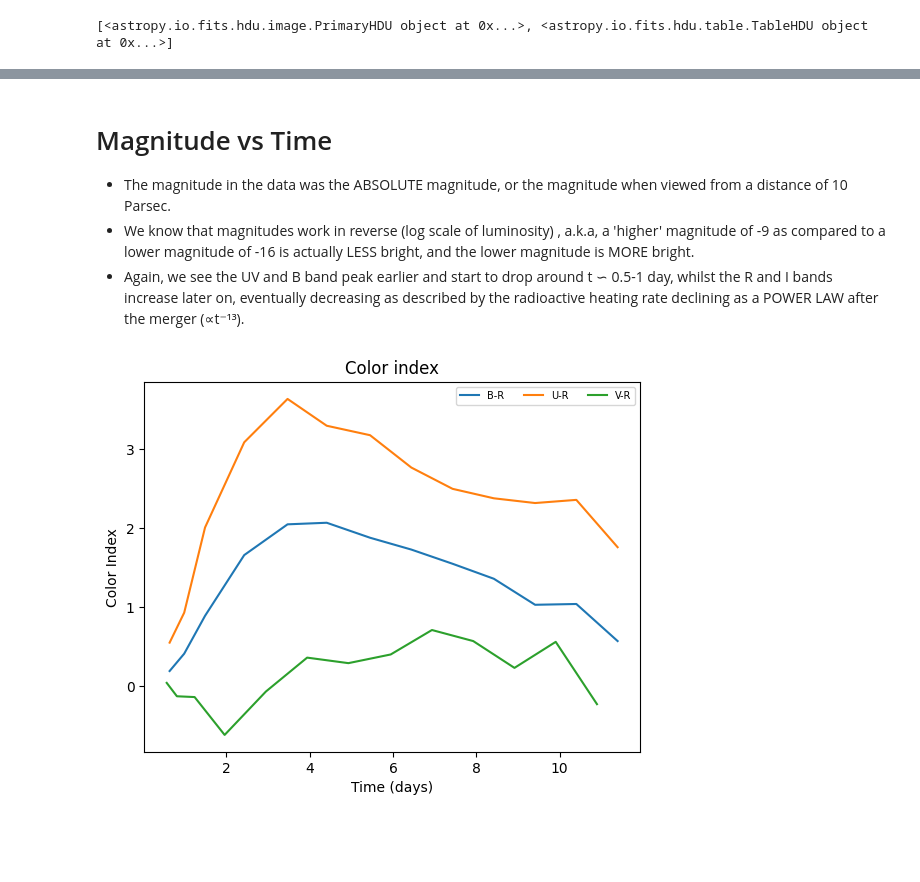
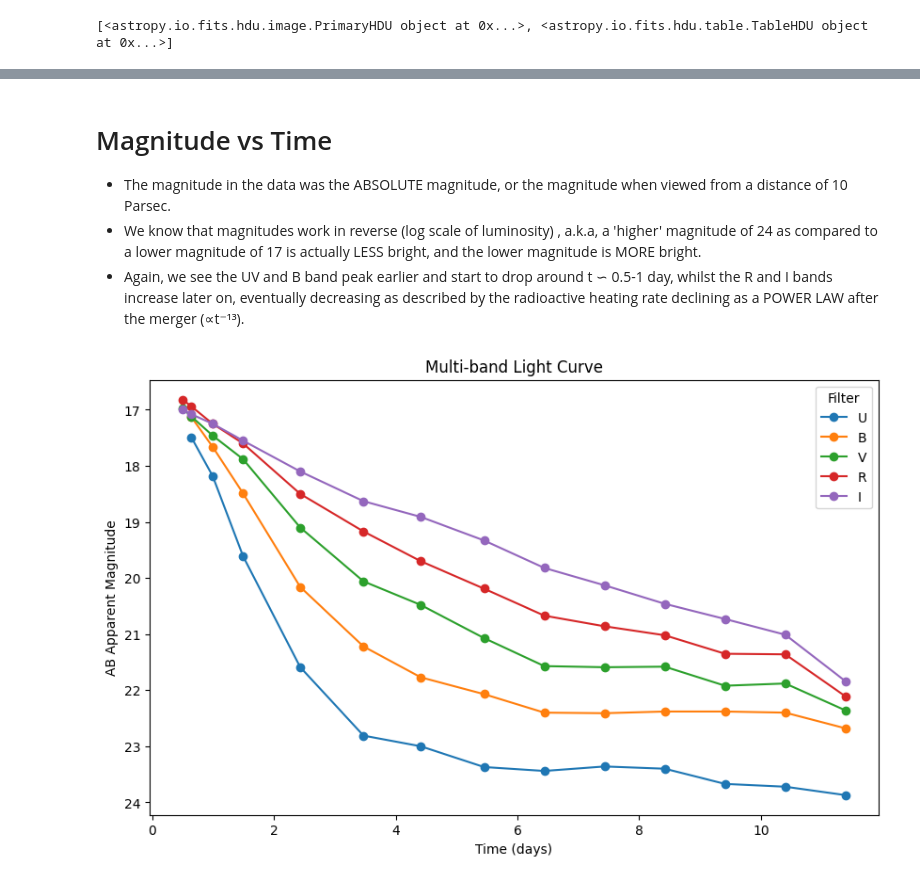
Before and after one commit to fa22991/Modeling-kilonovae-based-on-at2017gfo-, a Jupyter notebook: lightcurve.ipynb, the cells around one changed output, grey strips where cells are left out. Drawn from its saved outputs; the diff is of its cells as text; code cells hidden in the pictures; blank space fills up the shorter version.

```diff
--- a/lightcurve.ipynb
+++ b/lightcurve.ipynb
@@ -64,57 +45,32 @@ plt.show()
 # Magnitude vs Time
 
 - The magnitude in the data was the ABSOLUTE magnitude, or the magnitude when viewed from a distance of 10 Parsec.
-- We know that magnitudes work in reverse (log scale of luminosity) , a.k.a, a 'higher' magnitude of -9 as compared to a lower magnitude of -16 is actually LESS bright, and the lower magnitude is MORE bright.
+- We know that magnitudes work in reverse (log scale of luminosity) , a.k.a, a 'higher' magnitude of 24 as compared to a lower magnitude of 17 is actually LESS bright, and the lower magnitude is MORE bright.
 - Again, we see the UV and B band peak earlier and start to drop around t ∽ 0.5-1 day, whilst the R and I bands increase later on, eventually decreasing as described by the radioactive heating rate declining as a POWER LAW after the merger (∝t⁻¹³).
-# %%
-from scipy import interpolate
-mag_r= []
-time_r= []
-mag_b = []
-time_b = []
-mag_u = []
-time_u = []
-mag_v = []
-time_v = []
-col_index_br = {}
-col_index_ur = {}
-col_index_vr = {}
-for line in data:
-    if line['Filter'] == 'B':
-        mag_b.append(line['Mag'])
-        time_b.append(line['Time'])
-
-    if line['Filter'] == 'R':
-        mag_r.append(line['Mag'])
-        time_r.append(line['Time'])
-
-    if line['Filter'] == 'U':
-        mag_u.append(line['Mag'])
-        time_u.append(line['Time'])
-
-    if line['Filter'] == 'V':
-        mag_v.append(line['Mag'])
-        time_v.append(line['Time'])
-
-mag_r.pop(0) #none of the other filters contain a magnitude at time '0.5', so i remove that value in the R filter's data set to make it more accurate.
-time_r.pop(0)
-f = interpolate.interp1d(time_b, mag_b, fill_value='extrapolate') #extrapolated values fitting the other bands to the R band. Less accurate.
-# time_b.insert(0, np.float64(0.5))
-# mag_b.insert(0, f(time_b[0]))
-for i in range(len(mag_r)):
-    col_index_br[(mag_b[i] - mag_r[i]).astype(float)] = ((time_b[i] + time_r[i])/2).astype(float)
-    col_index_ur[(mag_u[i] - mag_r[i]).astype(float)] = ((time_u[i] + time_r[i])/2).astype(float)
-    col_index_vr[(mag_v[i] - mag_r[i]).astype(float)] = ((time_v[i] + time_r[i])/2).astype(float)
-plt.plot(col_index_br.values(), col_index_br.keys(),'-', label="B-R")
-plt.plot(col_index_ur.values(), col_index_ur.keys(),'-', label="U-R")
-plt.plot(col_index_vr.values(), col_index_vr.keys(),'-', label="V-R")
-plt.xlabel('Time (days)')
-plt.ylabel('Color Index')
-plt.title('Color index')
-plt.legend(loc='upper right', fontsize = 7, ncol = 3)
-plt.show()
-# %% [output]
-[figure]
+# %%
+import matplotlib.pyplot as plt
+import numpy as np
+
+filters = np.unique(data['Filter']) #finds all unique filter values like 'U', 'B' 'R' etc.
+plt.figure(figsize=(10, 6))
+
+for f in ['U', 'B', 'V', 'R', 'I']:
+    mask = data['Filter'] == f #creates a boolean array called mask that is true where the Filter matches the current filter and
+                                #false where not
+    time = data['Time'][mask].astype(float) #gets the time for values in that filter
+    mag = data['Mag'][mask].astype(float)  #gets the ABSOLUTE magnitude for values in that filter
+    distance_modulus = 5 * np.log10(40e6) - 5  # calculating the distance modulus to convert an absolute mag to an apparent mag when viewed from 40 Mpc in parsecs
+    m_obs_apparent = [m+distance_modulus for m in mag] #convert absolute magnitude to apparent magnitude at 40 Mpc
+    plt.plot(time, m_obs_apparent, marker='o', linestyle='-', label=f if hasattr(f, 'decode') else f)
+
+plt.gca().invert_yaxis()
+plt.xlabel('Time (days)')
+plt.ylabel('AB Apparent Magnitude')
+plt.title('Multi-band Light Curve')
+plt.legend(title='Filter')
+plt.show()
+# %% [output]
+[figure, new version]
 # %% [markdown]
 # Color Indexes
 - CI = Mag(ɑ) - Mag(ʙ)
```
Also changed, not shown: parts of 8 cells of this notebook, 2 other files.
